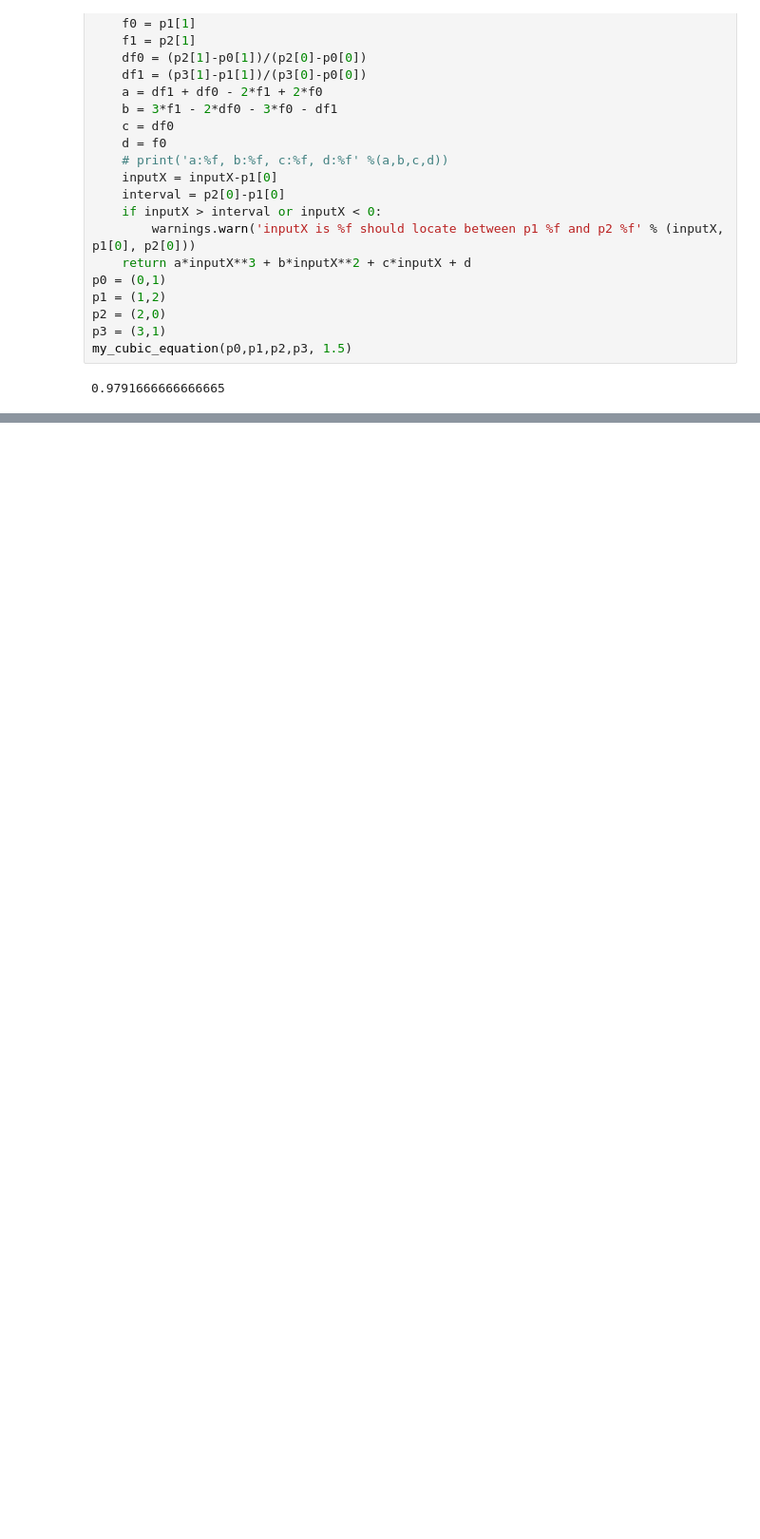
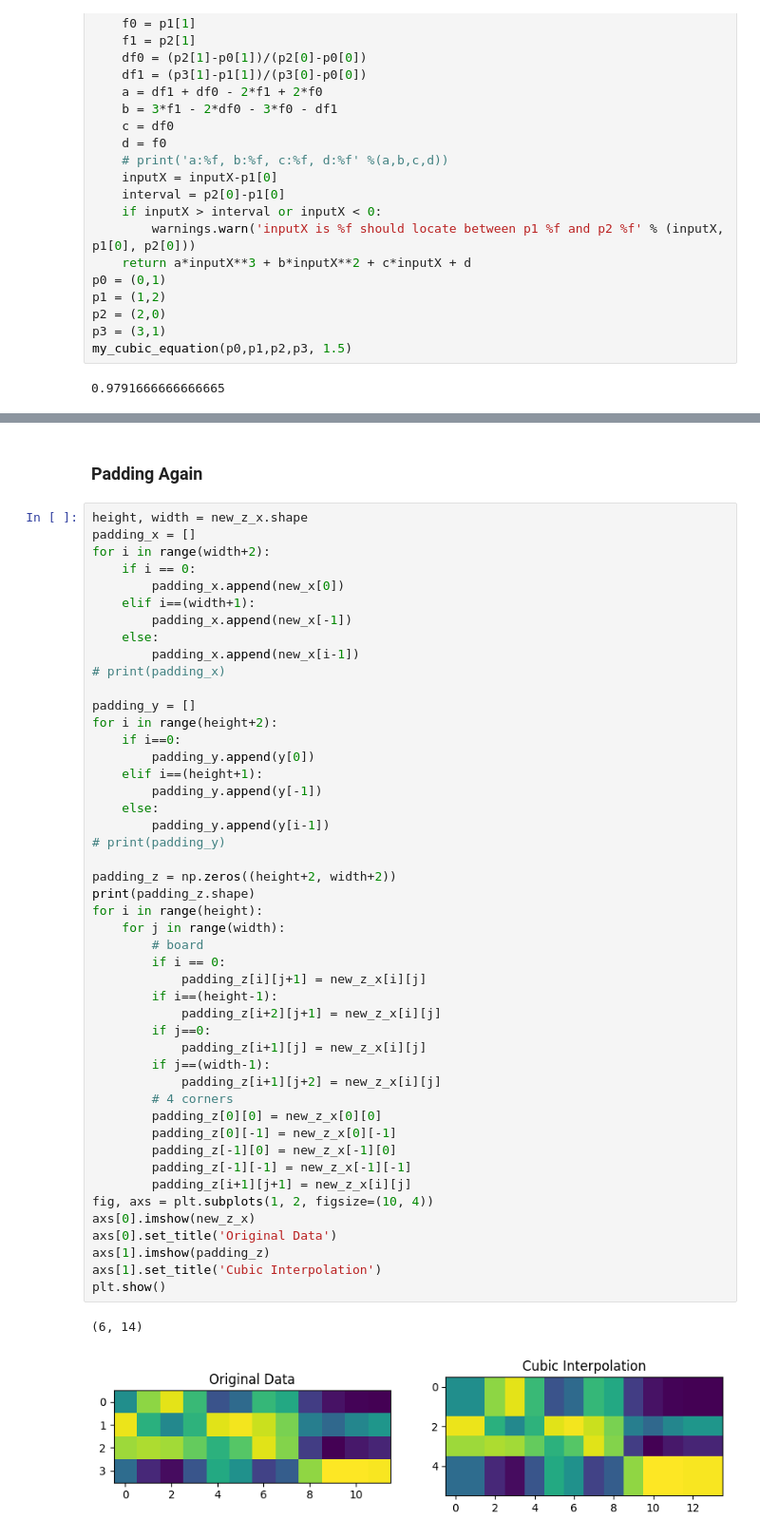
Before and after one commit to jianming1481/py_slambook2, a Jupyter notebook: ch8/test.ipynb, the cells around one changed output, grey strips where cells are left out. Shown at 95% size. Saved outputs shown, nothing was run; the diff lists cells and outputs as text; blank space fills up the shorter version.

```diff
--- a/ch8/test.ipynb
+++ b/ch8/test.ipynb
@@ -501 +472,53 @@ IndexError: index 8 is out of bounds for axis 0 with size 8
+# %% [markdown]
+### Padding Again
+# %%
+height, width = new_z_x.shape
+padding_x = []
+for i in range(width+2):
+    if i == 0:
+        padding_x.append(new_x[0])
+    elif i==(width+1):
+        padding_x.append(new_x[-1])
+    else:
+        padding_x.append(new_x[i-1])
+# print(padding_x)
+
+padding_y = []
+for i in range(height+2):
+    if i==0:
+        padding_y.append(y[0])
+    elif i==(height+1):
+        padding_y.append(y[-1])
+    else:
+        padding_y.append(y[i-1])
+# print(padding_y)
+
+padding_z = np.zeros((height+2, width+2))
+print(padding_z.shape)
+for i in range(height):
+    for j in range(width):
+        # board
+        if i == 0:
+            padding_z[i][j+1] = new_z_x[i][j]
+        if i==(height-1):
+            padding_z[i+2][j+1] = new_z_x[i][j]
+        if j==0:
+            padding_z[i+1][j] = new_z_x[i][j]
+        if j==(width-1):
+            padding_z[i+1][j+2] = new_z_x[i][j]
+        # 4 corners
+        padding_z[0][0] = new_z_x[0][0]
+        padding_z[0][-1] = new_z_x[0][-1]
+        padding_z[-1][0] = new_z_x[-1][0]
+        padding_z[-1][-1] = new_z_x[-1][-1]
+        padding_z[i+1][j+1] = new_z_x[i][j]
+fig, axs = plt.subplots(1, 2, figsize=(10, 4))
+axs[0].imshow(new_z_x)
+axs[0].set_title('Original Data')
+axs[1].imshow(padding_z)
+axs[1].set_title('Cubic Interpolation')
+plt.show()
+# %% [output]
+(6, 14)
+[figure, added]
 # %%
```
Also changed, not shown: parts of 5 cells of this notebook.
